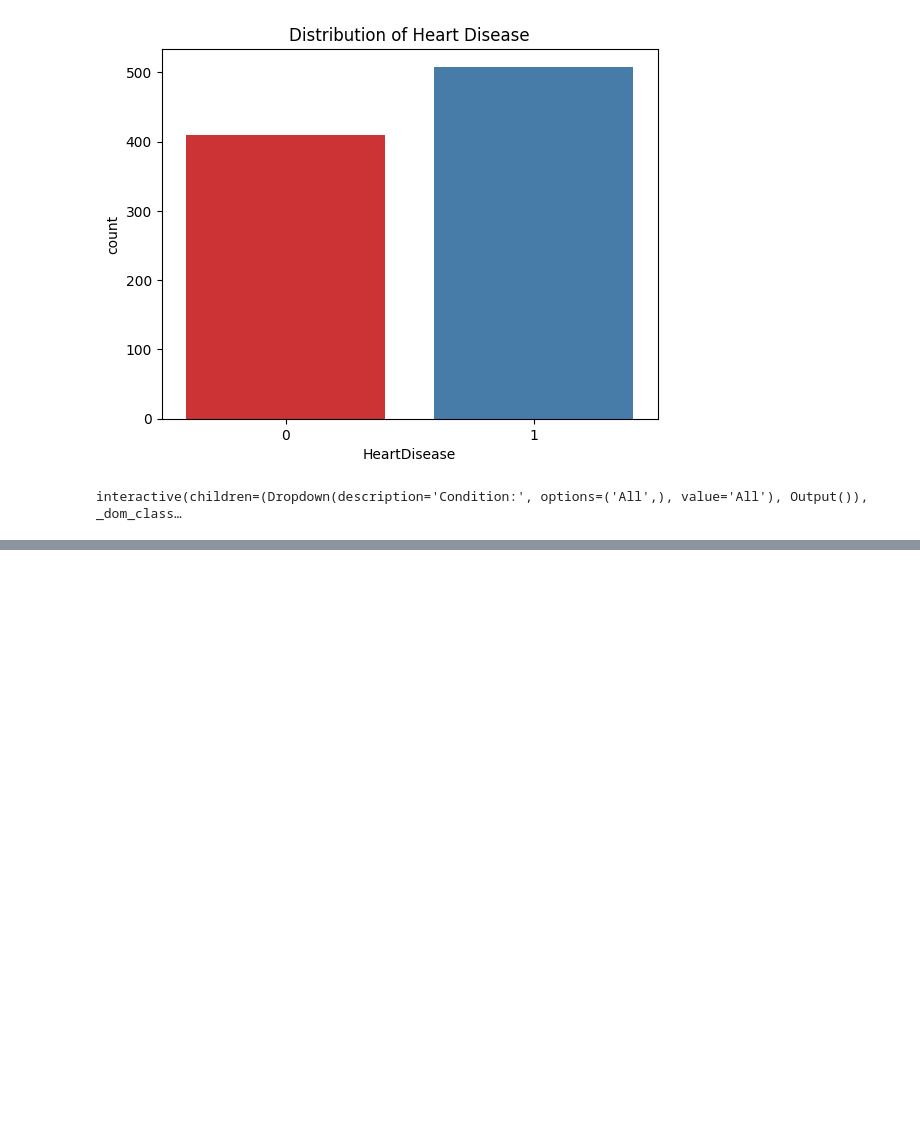
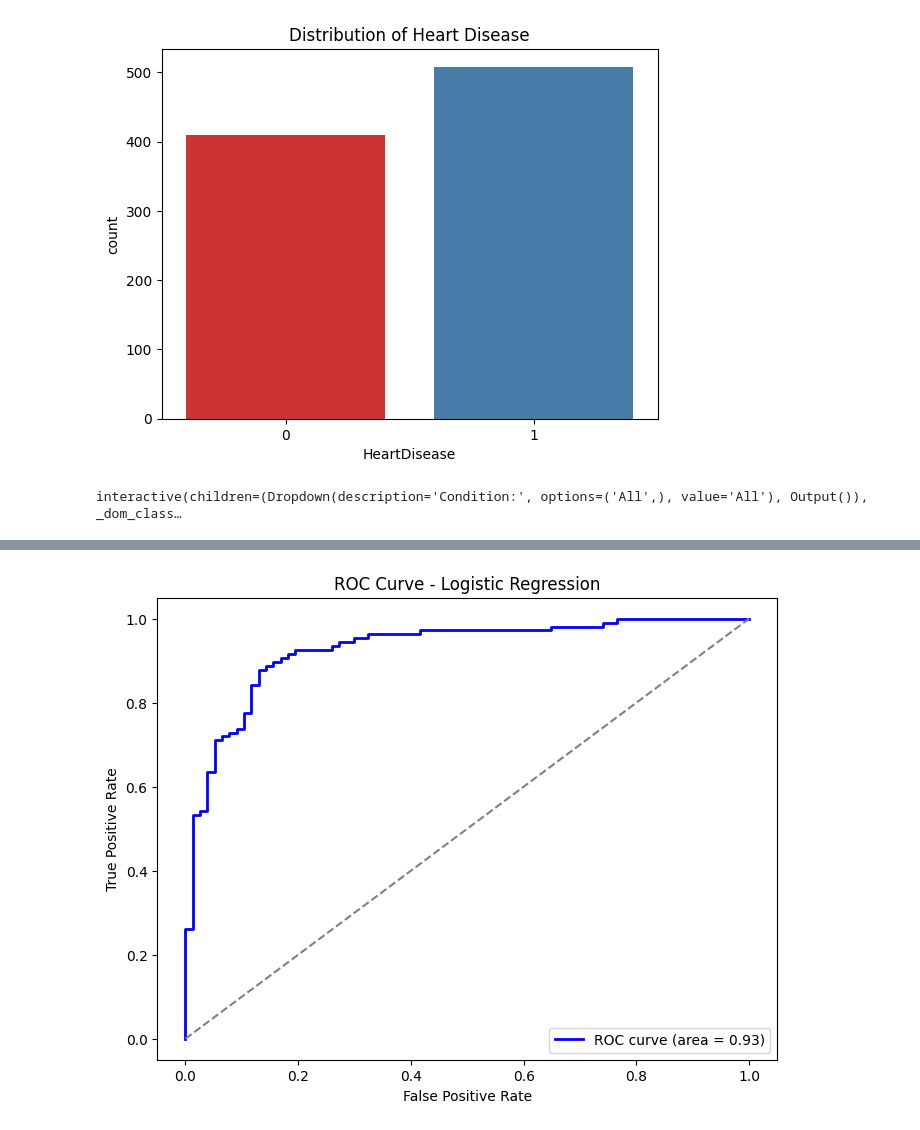
Before and after one commit to nikithamarythomas/Heart_Disease_Predictor, a Jupyter notebook: heart.ipynb, the cells around one changed output, grey strips where cells are left out. Cells and saved outputs as stored; diff of their text form; code cells hidden in the pictures; blank space fills up the shorter version.

Commit message:
Trained and Saved Models

```diff
--- a/heart.ipynb
+++ b/heart.ipynb
@@ -104,0 +118,6 @@ interactive(children=(Dropdown(description='Condition:', options=('All',), value
+# %%
+preprocessor = ColumnTransformer(
+    transformers=[
+        ('num', numerical_transformer, numerical_features),
+        ('cat', categorical_transformer, categorical_features)
+    ])
@@ -104,0 +137,10 @@ interactive(children=(Dropdown(description='Condition:', options=('All',), value
+# %%
+X = df.drop('HeartDisease', axis=1)
+y = df['HeartDisease']
+# %%
+#Split data
+X_train, X_test, y_train, y_test = train_test_split(X, y, test_size=0.2, random_state=42)
+# %%
+#Transformations
+X_train = preprocessor.fit_transform(X_train)
+X_test = preprocessor.transform(X_test)
@@ -104,0 +243,66 @@ interactive(children=(Dropdown(description='Condition:', options=('All',), value
+# %%
+import matplotlib.pyplot as plt
+from sklearn.metrics import roc_curve, auc
+
+# Function to evaluate and plot ROC curve for each model
+def evaluate_and_plot_roc(name, model, X_train, y_train, X_test, y_test):
+    model.fit(X_train, y_train)
+    y_pred = model.predict(X_test)
+    y_pred_proba = model.predict_proba(X_test)[:, 1] if hasattr(model, "predict_proba") else None
+
+    # Calculate metrics
+    accuracy = accuracy_score(y_test, y_pred)
+    precision = precision_score(y_test, y_pred)
+    recall = recall_score(y_test, y_pred)
+    f1 = f1_score(y_test, y_pred)
+
+    if y_pred_proba is not None:
+        # Calculate ROC and AUC
+        fpr, tpr, _ = roc_curve(y_test, y_pred_proba)
+        roc_auc = auc(fpr, tpr)
+    else:
+        fpr, tpr, roc_auc = None, None, None
+
+    # Store metrics
+    model_metrics[name] = {
+        'Accuracy': accuracy,
+        'Precision': precision,
+        'Recall': recall,
+        'F1 Score': f1,
+        'ROC AUC': roc_auc
+    }
+
+    # Plot ROC curve if probabilities are available
+    if roc_auc is not None:
+        plt.figure(figsize=(8, 6))
+        plt.plot(fpr, tpr, color='blue', lw=2, label=f'ROC curve (area = {roc_auc:.2f})')
+        plt.plot([0, 1], [0, 1], color='gray', linestyle='--')
+        plt.xlabel("False Positive Rate")
+        plt.ylabel("True Positive Rate")
+        plt.title(f"ROC Curve - {name}")
+        plt.legend(loc="lower right")
+        plt.show()
+
+    # Print out the metrics
+    print(f"{name} Model Metrics:")
+    print(f"Accuracy: {accuracy:.2f}")
+    print(f"Precision: {precision:.2f}")
+    print(f"Recall: {recall:.2f}")
+    print(f"F1 Score: {f1:.2f}")
+    if roc_auc is not None:
+        print(f"ROC AUC: {roc_auc:.2f}")
+    print("\n")
+
+    # Save the trained model
+    with open(f'{name}_model.pkl', 'wb') as f:
+        pickle.dump(model, f)
+
+# Train and evaluate each model with ROC plotting
+for model_name, model in models.items():
+    evaluate_and_plot_roc(model_name, model, X_train, y_train, X_test, y_test)
+
+# Show all metrics
+metrics_df = pd.DataFrame(model_metrics).T
+metrics_df
+# %% [output]
+[figure, added]
```
Also changed, not shown: parts of 12 cells of this notebook, 4 other files.
